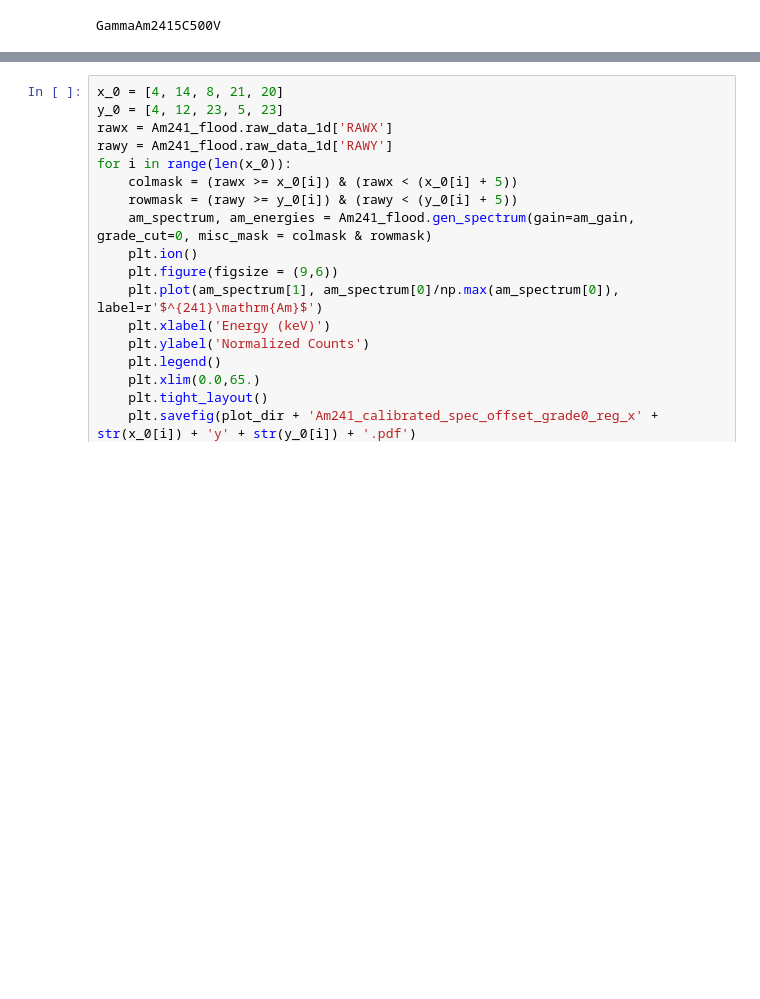
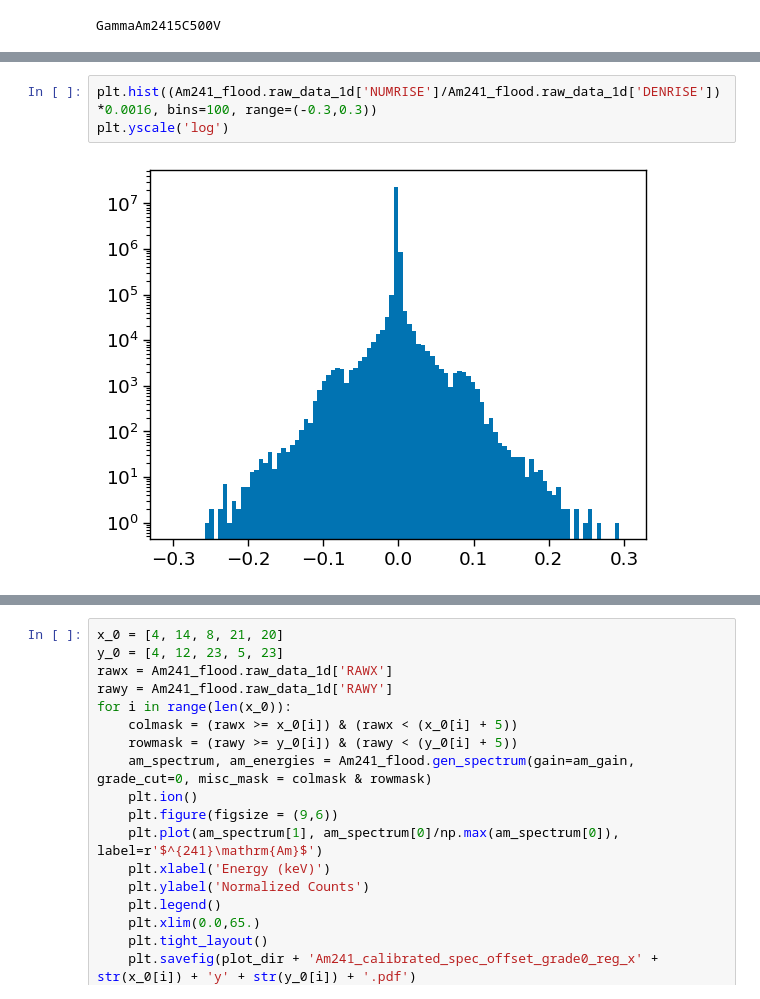
Before and after one commit to snpike/scripts, a Jupyter notebook: hardware/H119_analysis_gain.ipynb, the cells around one changed output, grey strips where cells are left out. Cells and saved outputs as stored; diff of their text form; blank space fills up the shorter version.

```diff
--- a/hardware/H119_analysis_gain.ipynb
+++ b/hardware/H119_analysis_gain.ipynb
@@ -87 +128,6 @@ See the caveats in the documentation: https://pandas.pydata.org/pandas-docs/stab
+# %%
+plt.hist((Am241_flood.raw_data_1d['NUMRISE']/Am241_flood.raw_data_1d['DENRISE'])*0.0016, bins=100, range=(-0.3,0.3))
+plt.yscale('log')
+# %% [output]
+[figure, added]
 # %%
```
Also changed, not shown: parts of 4 cells of this notebook, 4 other files.
